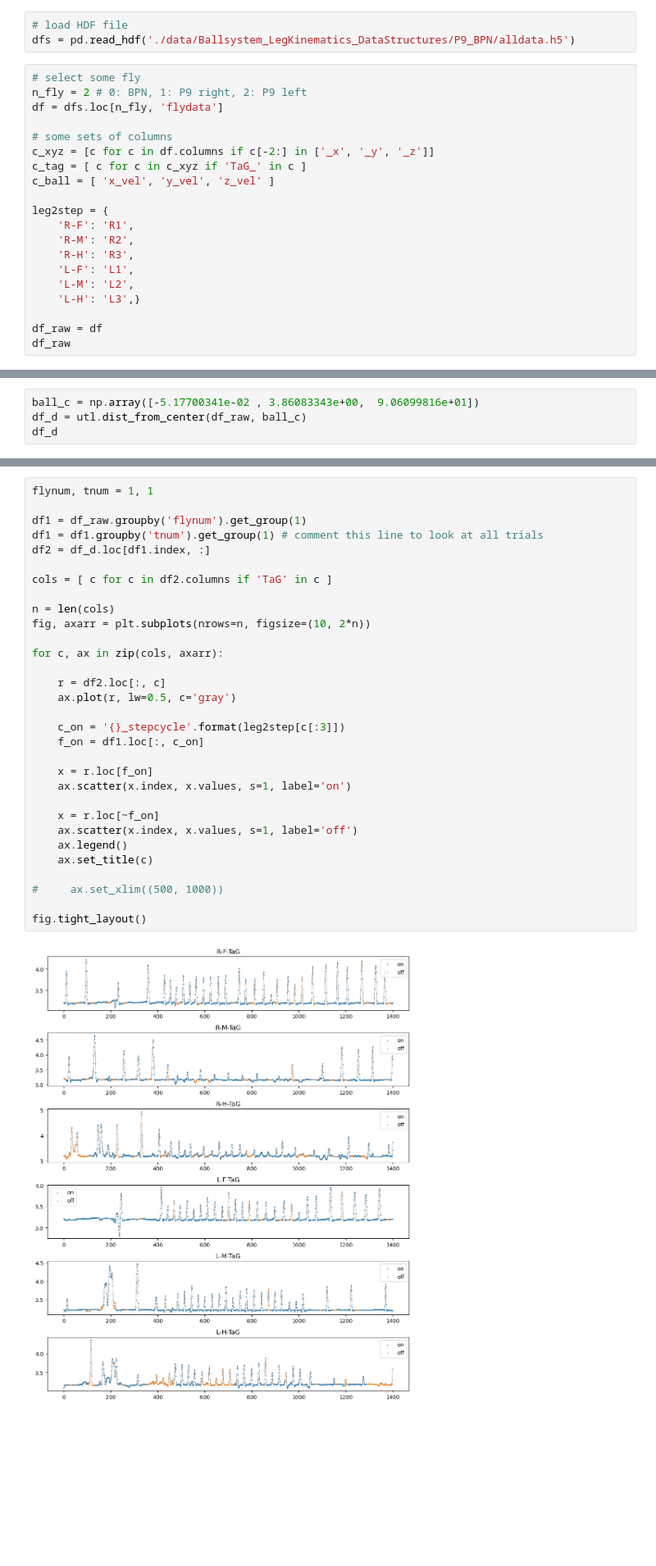
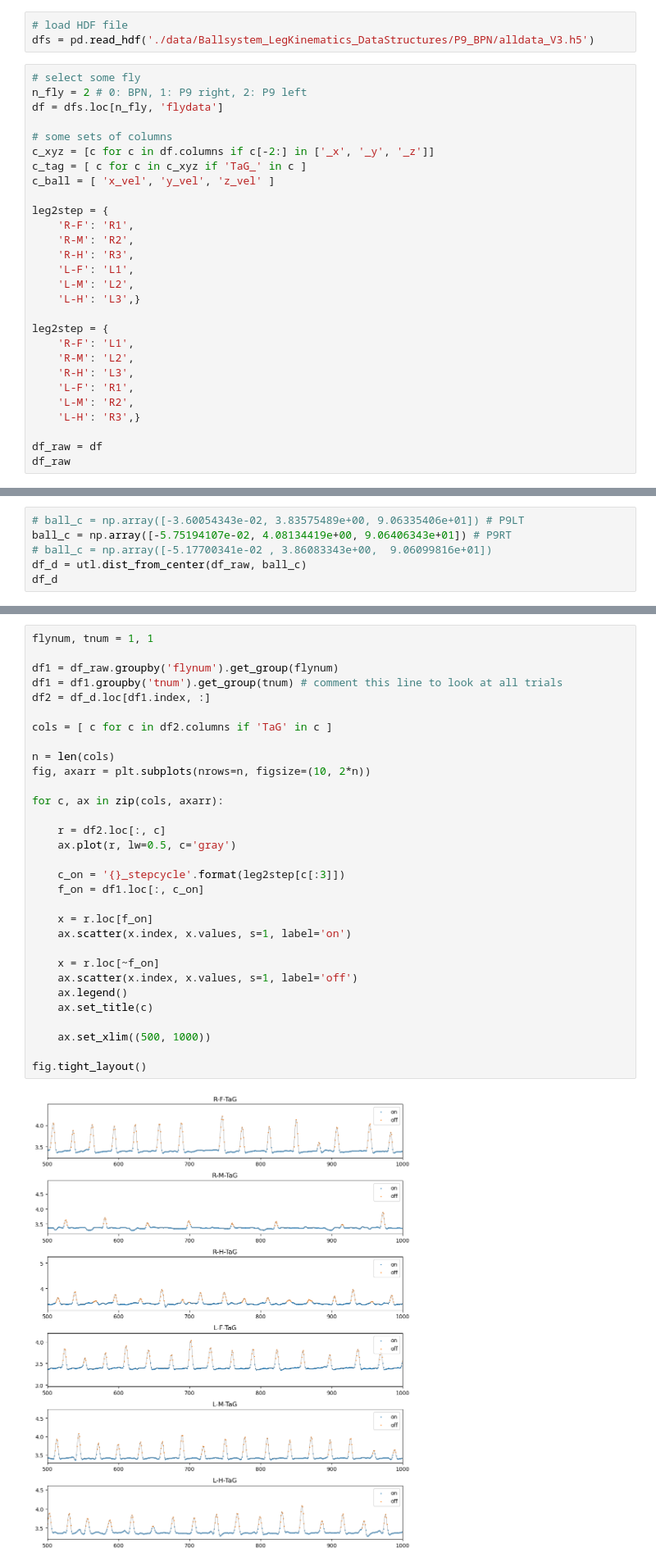
Before and after one commit to bidaye-lab/kinematics_analysis, a Jupyter notebook: data_visualization.ipynb, the cells around one changed output, grey strips where cells are left out. Shown at 82% size. Cells and saved outputs as stored; diff of their text form; blank space fills up the shorter version.

```diff
--- a/data_visualization.ipynb
+++ b/data_visualization.ipynb
@@ -10,7 +9,7 @@ import utilities as utl
 # Load Raw Data
 # %%
 # load HDF file
-dfs = pd.read_hdf('./data/Ballsystem_LegKinematics_DataStructures/P9_BPN/alldata.h5')
+dfs = pd.read_hdf('./data/Ballsystem_LegKinematics_DataStructures/P9_BPN/alldata_V3.h5')
 # %%
 # select some fly
 n_fly = 2 # 0: BPN, 1: P9 right, 2: P9 left
@@ -29,6 +28,14 @@ leg2step = {
     'L-M': 'L2',
     'L-H': 'L3',}
 
+leg2step = {
+    'R-F': 'L1',
+    'R-M': 'L2',
+    'R-H': 'L3',
+    'L-F': 'R1',
+    'L-M': 'R2',
+    'L-H': 'R3',}
+
 df_raw = df
 df_raw
 # %% [output]
@@ -48,7 +55,9 @@ df_raw
 # %% [markdown]
 # Plot stepcycles
 # %%
-ball_c = np.array([-5.17700341e-02 , 3.86083343e+00,  9.06099816e+01])
+# ball_c = np.array([-3.60054343e-02, 3.83575489e+00, 9.06335406e+01]) # P9LT
+ball_c = np.array([-5.75194107e-02, 4.08134419e+00, 9.06406343e+01]) # P9RT
+# ball_c = np.array([-5.17700341e-02 , 3.86083343e+00,  9.06099816e+01])
 df_d = utl.dist_from_center(df_raw, ball_c)
 df_d
 # %% [output]
@@ -68,33 +77,33 @@ df_d
 # %%
 flynum, tnum = 1, 1
 
-df1 = df_raw.groupby('flynum').get_group(1)
-df1 = df1.groupby('tnum').get_group(1) # comment this line to look at all trials
+df1 = df_raw.groupby('flynum').get_group(flynum)
+df1 = df1.groupby('tnum').get_group(tnum) # comment this line to look at all trials
 df2 = df_d.loc[df1.index, :]
 
 cols = [ c for c in df2.columns if 'TaG' in c ]
 
 n = len(cols)
 fig, axarr = plt.subplots(nrows=n, figsize=(10, 2*n))
 
 for c, ax in zip(cols, axarr):
 
     r = df2.loc[:, c]
     ax.plot(r, lw=0.5, c='gray')
 
     c_on = '{}_stepcycle'.format(leg2step[c[:3]])
     f_on = df1.loc[:, c_on]
 
     x = r.loc[f_on]
     ax.scatter(x.index, x.values, s=1, label='on')
 
     x = r.loc[~f_on]
     ax.scatter(x.index, x.values, s=1, label='off')
     ax.legend()
     ax.set_title(c)
 
-#     ax.set_xlim((500, 1000))
+    ax.set_xlim((500, 1000))
 
 fig.tight_layout()
 # %% [output]
-[figure, old version]
+[figure, new version]
```
Also changed, not shown: parts of 2 cells of this notebook, 1 other file.
